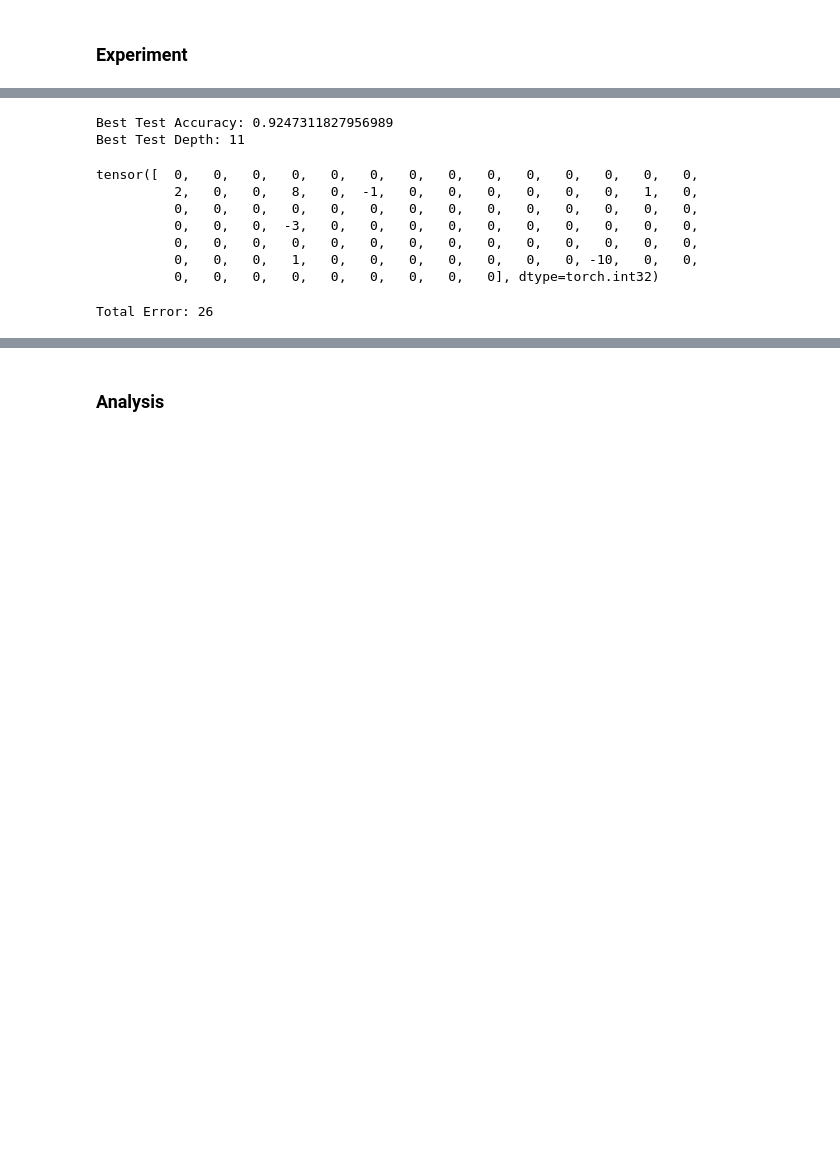
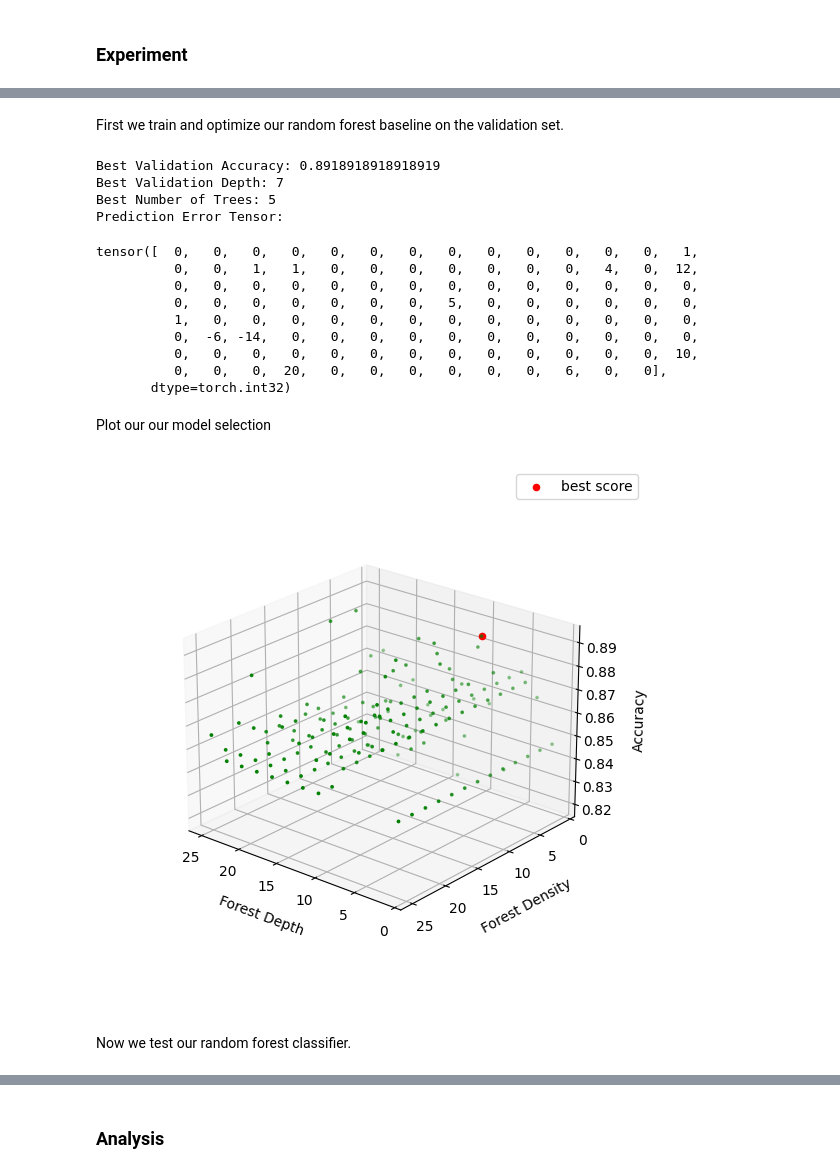
Before and after one commit to notLiamChu/THINK_Lab_Mobile_Data_Analysis, a Jupyter notebook: GP_Kernel_Experiments.ipynb, the cells around one changed output, grey strips where cells are left out. Drawn from its saved outputs; the diff is of its cells as text; code cells hidden in the pictures; blank space fills up the shorter version.

```diff
--- a/GP_Kernel_Experiments.ipynb
+++ b/GP_Kernel_Experiments.ipynb
@@ -112,7 +163,7 @@ First, we wish to establish a strong baseline to make quality comparisons agains
 ### Source Code
 # %%
 # The features we wish to learn from
-features = ['last_one', 'second_last_one', 'third_last_one', 'leaving_hour', 'day_of_week']
+features = ['last_one', 'second_last_one', 'leaving_hour', 'day_of_week']
 
 class RandomForest:
     """
@@ -171,36 +234,71 @@ y_actual = test_set['cluster'].values
+# %% [markdown]
+First we train and optimize our random forest baseline on the validation set.
 # %%
+from sklearn.model_selection import cross_val_score
+
 # First calculate the accuracies for each depth
+rf_acc_list = []
 depths = list(range(1, 26, 2))
+trees = list(range(1, 26, 2))
 best_depth = 0
+best_trees = 0
 best_accuracy = 0
 best_pred = None
+best_forest = None
 
 for i in depths:
+  for j in trees:
     # Train and evaluate our RandomForest classifier with given max_depth
-    forest = RandomForest(15, max_depth=i)
+    forest = RandomForest(num_trees=j, max_depth=i)
     forest.fit(train_set)
+
     train_score = accuracy_score(forest.predict(train_set[features]), y_train)
-    observed_pred = forest.predict(test_set[features])
-    test_score = accuracy_score(observed_pred, y_actual)
+    observed_pred = forest.predict(val_set[features])
+    val_score = accuracy_score(observed_pred, y_val)
+    rf_acc_list.append(val_score)
 
-    if test_score > best_accuracy:
-        best_accuracy = test_score
+    if val_score > best_accuracy:
+        best_accuracy = val_score
         best_depth = i
+        best_trees = j
         best_pred = observed_pred
+        best_forest = forest
 
-print("Best Test Accuracy: ", best_accuracy, "\nBest Test Depth: ", best_depth, sep="")
+print("Best Validation Accuracy: ", best_accuracy, "\nBest Validation Depth: ", best_depth, "\nBest Number of Trees: ", best_trees, sep="")
 with warnings.catch_warnings():
     warnings.simplefilter("ignore")
-    display(torch.tensor(y_actual - best_pred, dtype=torch.int))
-    print("Total Error: ", '%d'%((torch.sum(torch.abs(torch.tensor(y_actual - best_pred, dtype=torch.int))))), sep="")
+    print("Prediction Error Tensor: ")
+    display(torch.tensor(y_val - best_pred, dtype=torch.int))
 # %% [output]
-Best Test Accuracy: 0.9247311827956989
-Best Test Depth: 11
+Best Validation Accuracy: 0.8918918918918919
+Best Validation Depth: 7
+Best Number of Trees: 5
+Prediction Error Tensor:
-tensor([  0,   0,   0,   0,   0,   0,   0,   0,   0,   0,   0,   0,   0,   0,
-          2,   0,   0,   8,   0,  -1,   0,   0,   0,   0,   0,   0,   1,   0,
+tensor([  0,   0,   0,   0,   0,   0,   0,   0,   0,   0,   0,   0,   0,   1,
+          0,   0,   1,   1,   0,   0,   0,   0,   0,   0,   0,   4,   0,  12,
           0,   0,   0,   0,   0,   0,   0,   0,   0,   0,   0,   0,   0,   0,
-          0,   0,   0,  -3,   0,   0,   0,   0,   0,   0,   0,   0,   0,   0,
-          0,   0,   0,   0,   0,   0,   0,   0,   0,   0,   0,   0,   0,   0,
-          0,   0,   0,   1,   0,   0,   0,   0,   0,   0,   0, -10,   0,   0,
-          0,   0,   0,   0,   0,   0,   0,   0,   0], dtype=torch.int32)
+          0,   0,   0,   0,   0,   0,   0,   5,   0,   0,   0,   0,   0,   0,
+          1,   0,   0,   0,   0,   0,   0,   0,   0,   0,   0,   0,   0,   0,
+          0,  -6, -14,   0,   0,   0,   0,   0,   0,   0,   0,   0,   0,   0,
+          0,   0,   0,   0,   0,   0,   0,   0,   0,   0,   0,   0,   0,  10,
+          0,   0,   0,  20,   0,   0,   0,   0,   0,   0,   6,   0,   0],
+       dtype=torch.int32)
-Total Error: 26
+# %% [markdown]
+Plot our our model selection
+# %%
+# plot 3-PC space
+fig = plt.figure(figsize = (7,7))
+ax = plt.axes(projection='3d')
+ax.set_box_aspect(aspect=None, zoom=0.8)
+for i in range(13):
+  ax.scatter(depths[i] * np.ones(13), trees, rf_acc_list[13*i: 13*(i + 1)], c='green',  s=3)
+ax.scatter(best_depth, best_trees, best_accuracy, c='red',  s=20, label='best score')
+ax.set_xlabel('Forest Depth', labelpad=12)
+ax.set_ylabel('Forest Density', labelpad=12)
+ax.set_zlabel('Accuracy', labelpad=12)
+ax.legend()
+ax.view_init(23, 130)
+# %% [output]
+[figure, added]
+# %% [markdown]
+Now we test our random forest classifier.
```
Also changed, not shown: parts of 42 cells of this notebook.
